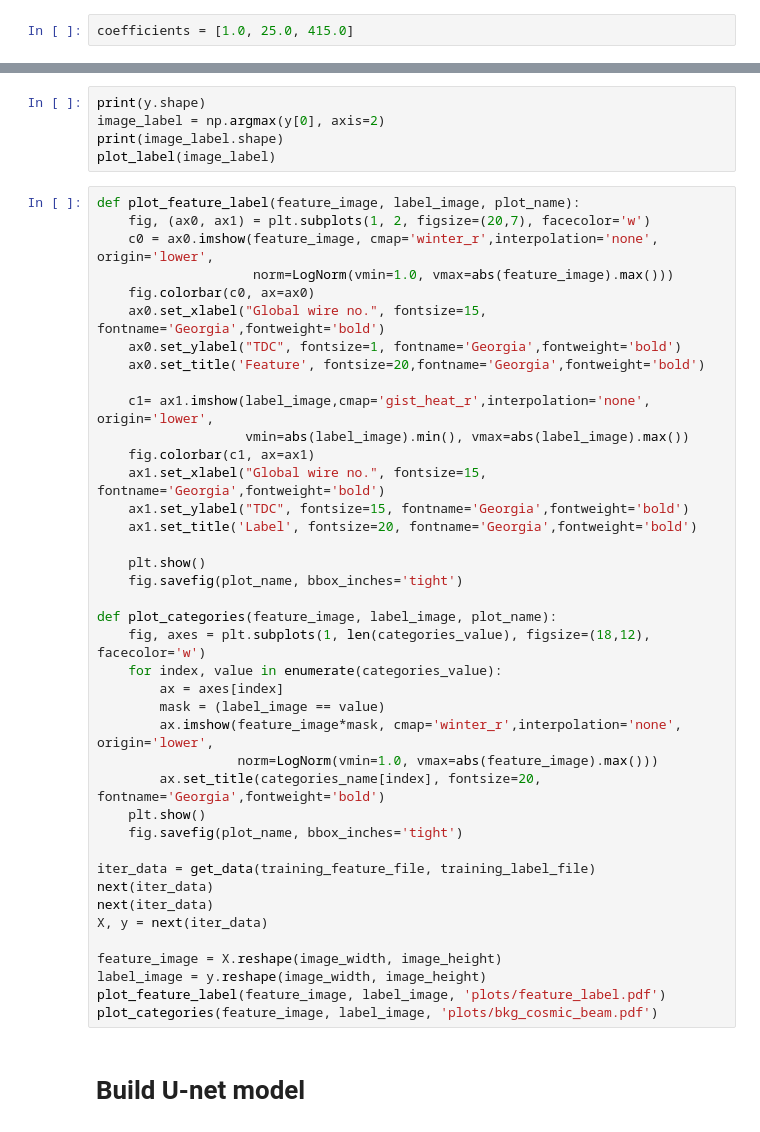
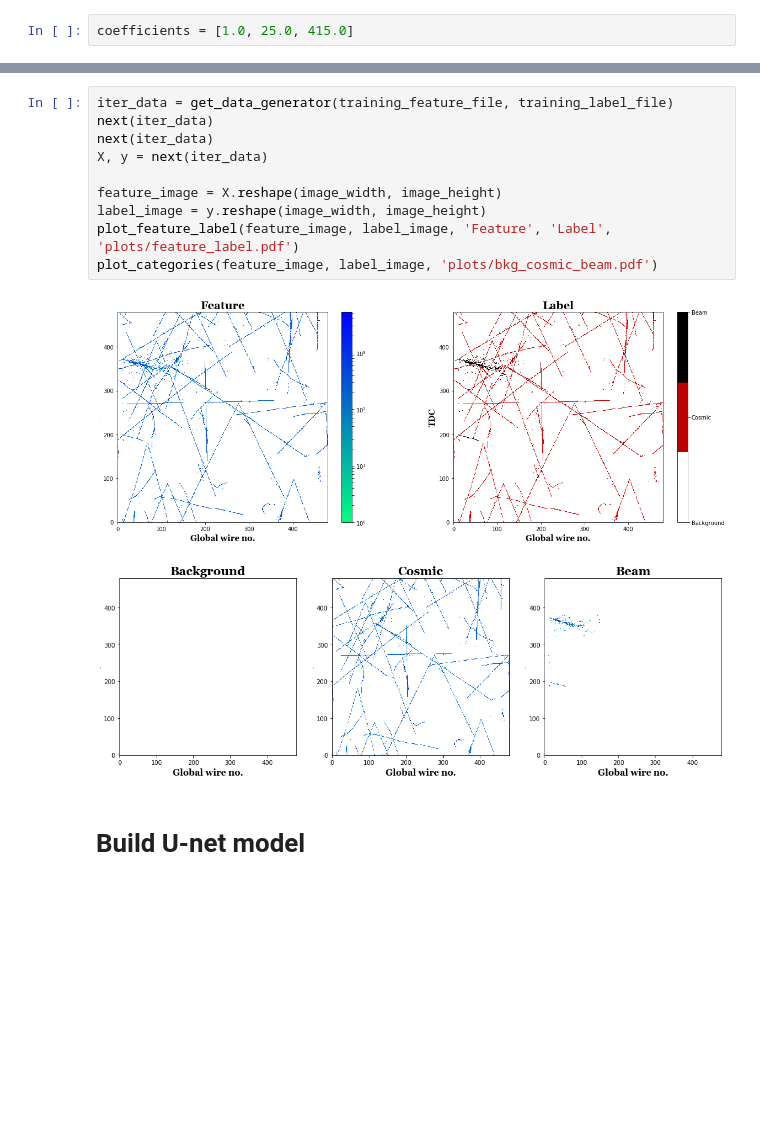
Before and after one commit to almoslmi/DeepLearningWithProtoDUNE, a Jupyter notebook: model_creation_playground.ipynb, the cells around one changed output, grey strips where cells are left out. Cells and saved outputs as stored; diff of their text form; blank space fills up the shorter version.

Commit message:
Onto the next one

```diff
--- a/model_creation_playground.ipynb
+++ b/model_creation_playground.ipynb
@@ -207,48 +253,16 @@ plot_feature(feature_image)
-# %%
-print(y.shape)
-image_label = np.argmax(y[0], axis=2)
-print(image_label.shape)
-plot_label(image_label)
-# %%
-def plot_feature_label(feature_image, label_image, plot_name):
-    fig, (ax0, ax1) = plt.subplots(1, 2, figsize=(20,7), facecolor='w')
-    c0 = ax0.imshow(feature_image, cmap='winter_r',interpolation='none', origin='lower',
-                    norm=LogNorm(vmin=1.0, vmax=abs(feature_image).max()))
-    fig.colorbar(c0, ax=ax0)
-    ax0.set_xlabel("Global wire no.", fontsize=15, fontname='Georgia',fontweight='bold')
-    ax0.set_ylabel("TDC", fontsize=1, fontname='Georgia',fontweight='bold')
-    ax0.set_title('Feature', fontsize=20,fontname='Georgia',fontweight='bold')
-
-    c1= ax1.imshow(label_image,cmap='gist_heat_r',interpolation='none', origin='lower',
-                   vmin=abs(label_image).min(), vmax=abs(label_image).max())
-    fig.colorbar(c1, ax=ax1)
-    ax1.set_xlabel("Global wire no.", fontsize=15, fontname='Georgia',fontweight='bold')
-    ax1.set_ylabel("TDC", fontsize=15, fontname='Georgia',fontweight='bold')
-    ax1.set_title('Label', fontsize=20, fontname='Georgia',fontweight='bold')
-
-    plt.show()
-    fig.savefig(plot_name, bbox_inches='tight')
-
-def plot_categories(feature_image, label_image, plot_name):
-    fig, axes = plt.subplots(1, len(categories_value), figsize=(18,12), facecolor='w')
-    for index, value in enumerate(categories_value):
-        ax = axes[index]
-        mask = (label_image == value)
-        ax.imshow(feature_image*mask, cmap='winter_r',interpolation='none', origin='lower',
-                  norm=LogNorm(vmin=1.0, vmax=abs(feature_image).max()))
-        ax.set_title(categories_name[index], fontsize=20, fontname='Georgia',fontweight='bold')
-    plt.show()
-    fig.savefig(plot_name, bbox_inches='tight')
-
-iter_data = get_data(training_feature_file, training_label_file)
-next(iter_data)
-next(iter_data)
-X, y = next(iter_data)
-
-feature_image = X.reshape(image_width, image_height)
-label_image = y.reshape(image_width, image_height)
-plot_feature_label(feature_image, label_image, 'plots/feature_label.pdf')
-plot_categories(feature_image, label_image, 'plots/bkg_cosmic_beam.pdf')
+# %%
+iter_data = get_data_generator(training_feature_file, training_label_file)
+next(iter_data)
+next(iter_data)
+X, y = next(iter_data)
+
+feature_image = X.reshape(image_width, image_height)
+label_image = y.reshape(image_width, image_height)
+plot_feature_label(feature_image, label_image, 'Feature', 'Label', 'plots/feature_label.pdf')
+plot_categories(feature_image, label_image, 'plots/bkg_cosmic_beam.pdf')
+# %% [output]
+[figure, added]
+[figure, added]
 # %% [markdown]
 # Build U-net model
 # %%
```
Also changed, not shown: parts of 19 cells of this notebook.
